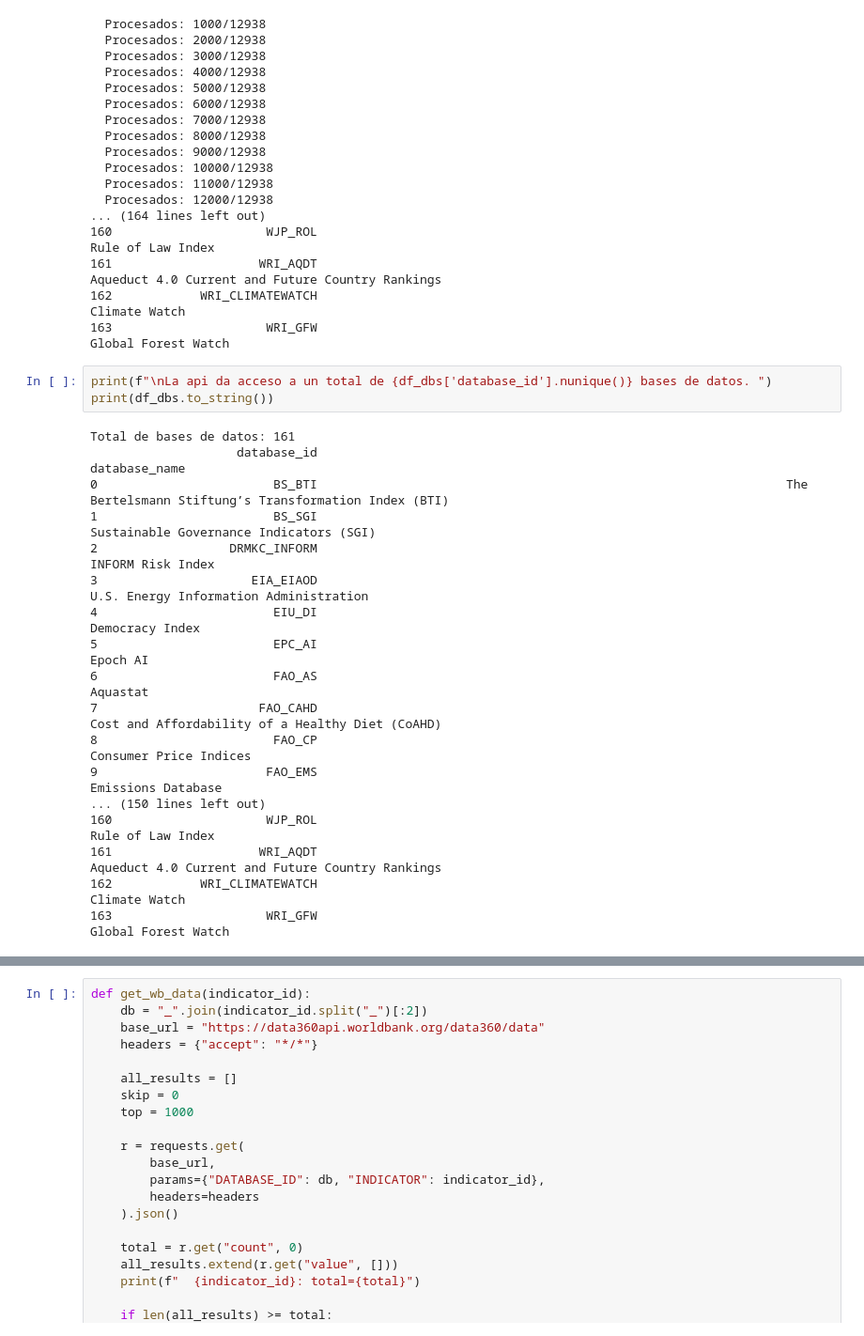
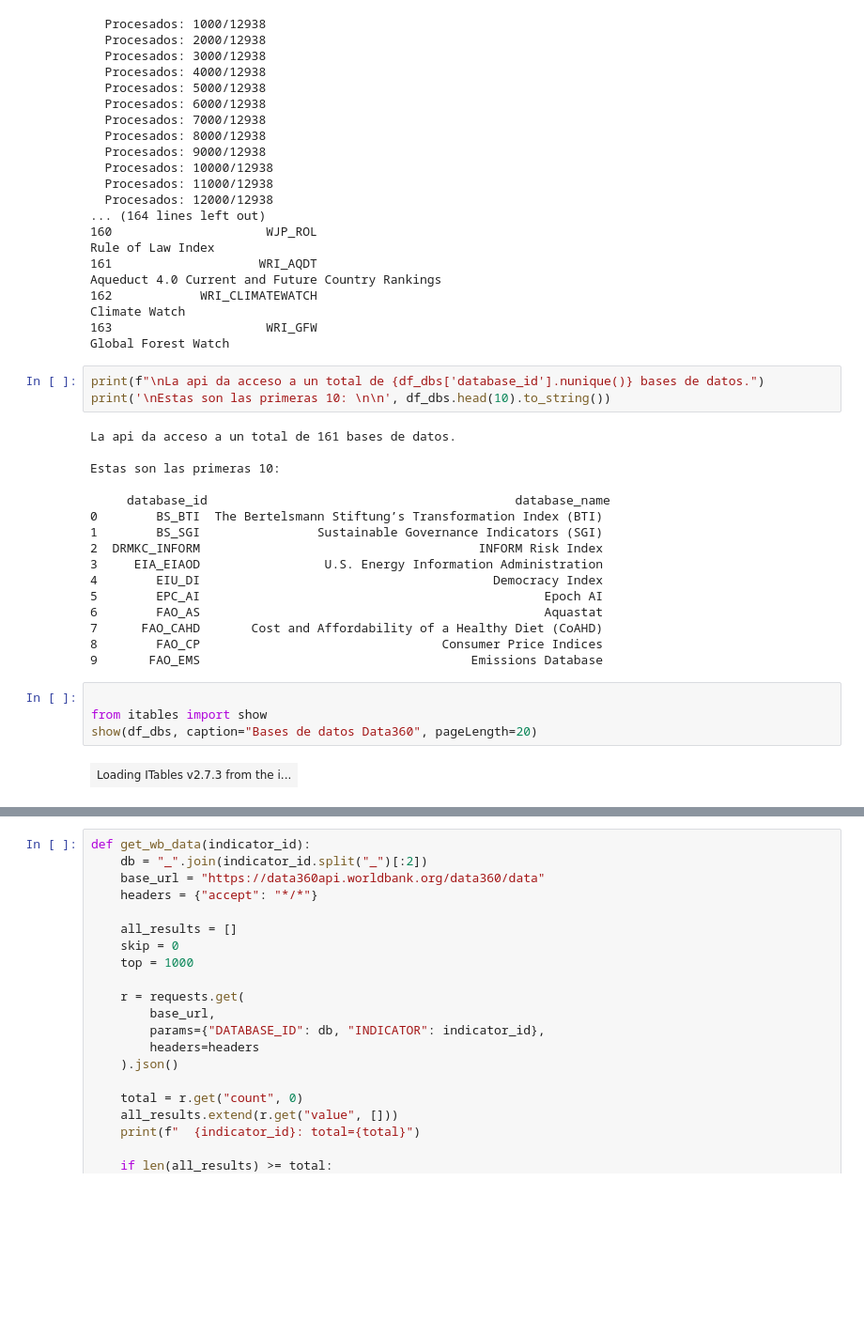
Before and after one commit to mblancovillar/itba_world_bank_grupo2, a Jupyter notebook: tp_grupo_2.ipynb, the cells around one changed output, grey strips where cells are left out. Shown at 94% size. Drawn from its saved outputs; the diff is of its cells as text; blank space fills up the shorter version.

```diff
--- a/tp_grupo_2.ipynb
+++ b/tp_grupo_2.ipynb
@@ -126,23 +127,27 @@ df_dbs = (
 162            WRI_CLIMATEWATCH                                                                                                        Climate Watch
 163                     WRI_GFW                                                                                                  Global Forest Watch
 # %%
-print(f"\nLa api da acceso a un total de {df_dbs['database_id'].nunique()} bases de datos. ")
-print(df_dbs.to_string())
+print(f"\nLa api da acceso a un total de {df_dbs['database_id'].nunique()} bases de datos.")
+print('\nEstas son las primeras 10: \n\n', df_dbs.head(10).to_string())
 # %% [output]
-Total de bases de datos: 161
-                    database_id                                                                                                        database_name
-0                        BS_BTI                                                                The Bertelsmann Stiftung’s Transformation Index (BTI)
-1                        BS_SGI                                                                              Sustainable Governance Indicators (SGI)
-2                  DRMKC_INFORM                                                                                                    INFORM Risk Index
-3                     EIA_EIAOD                                                                               U.S. Energy Information Administration
-4                        EIU_DI                                                                                                      Democracy Index
-5                        EPC_AI                                                                                                             Epoch AI
-6                        FAO_AS                                                                                                             Aquastat
-7                      FAO_CAHD                                                                     Cost and Affordability of a Healthy Diet (CoAHD)
-8                        FAO_CP                                                                                               Consumer Price Indices
-9                       FAO_EMS                                                                                                   Emissions Database
-... (150 lines left out)
-160                     WJP_ROL                                                                                                    Rule of Law Index
-161                    WRI_AQDT                                                                     Aqueduct 4.0 Current and Future Country Rankings
-162            WRI_CLIMATEWATCH                                                                                                        Climate Watch
-163                     WRI_GFW                                                                                                  Global Forest Watch
+La api da acceso a un total de 161 bases de datos.
+
+Estas son las primeras 10:
+
+     database_id                                          database_name
+0        BS_BTI  The Bertelsmann Stiftung’s Transformation Index (BTI)
+1        BS_SGI                Sustainable Governance Indicators (SGI)
+2  DRMKC_INFORM                                      INFORM Risk Index
+3     EIA_EIAOD                 U.S. Energy Information Administration
+4        EIU_DI                                        Democracy Index
+5        EPC_AI                                               Epoch AI
+6        FAO_AS                                               Aquastat
+7      FAO_CAHD       Cost and Affordability of a Healthy Diet (CoAHD)
+8        FAO_CP                                 Consumer Price Indices
+9       FAO_EMS                                     Emissions Database
+# %%
+
+from itables import show
+show(df_dbs, caption="Bases de datos Data360", pageLength=20)
+# %% [output]
+| Loading ITables v2.7.3 from the i... |
```
Also changed, not shown: parts of 5 cells of this notebook.
